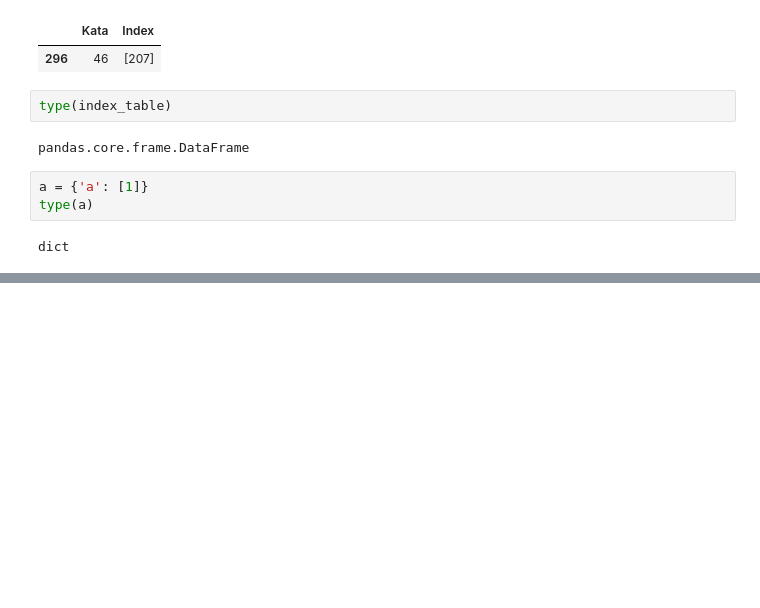
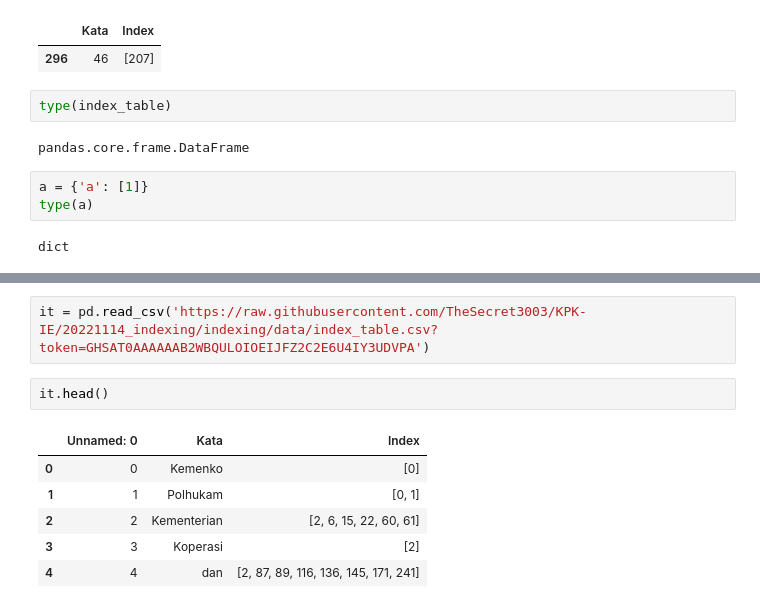
Before and after one commit to TheSecret3003/KPK-IE, a Jupyter notebook: indexing/Scrapbook.ipynb, the cells around one changed output, grey strips where cells are left out. Saved outputs shown, nothing was run; the diff lists cells and outputs as text; blank space fills up the shorter version.

```diff
--- a/indexing/Scrapbook.ipynb
+++ b/indexing/Scrapbook.ipynb
@@ -127,0 +167,11 @@ dict
+# %%
+it = pd.read_csv('https://raw.githubusercontent.com/TheSecret3003/KPK-IE/20221114_indexing/indexing/data/index_table.csv?token=GHSAT0AAAAAAB2WBQULOIOEIJFZ2C2E6U4IY3UDVPA')
+# %%
+it.head()
+# %% [output]
+|  | Unnamed: 0 | Kata | Index |
+| 0 | 0 | Kemenko | [0] |
+| 1 | 1 | Polhukam | [0, 1] |
+| 2 | 2 | Kementerian | [2, 6, 15, 22, 60, 61] |
+| 3 | 3 | Koperasi | [2] |
+| 4 | 4 | dan | [2, 87, 89, 116, 136, 145, 171, 241] |
```
Also changed, not shown: parts of 25 cells of this notebook.
